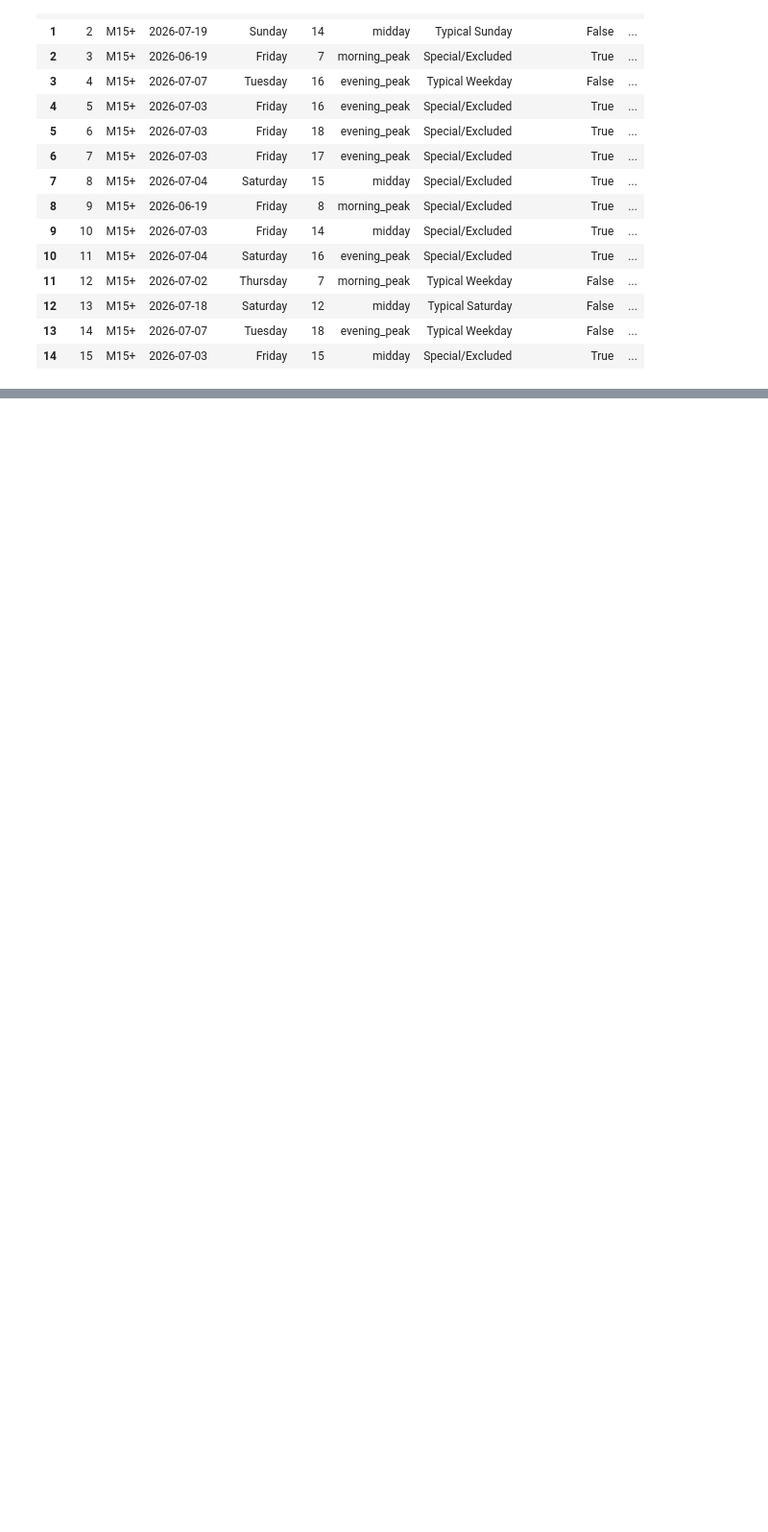
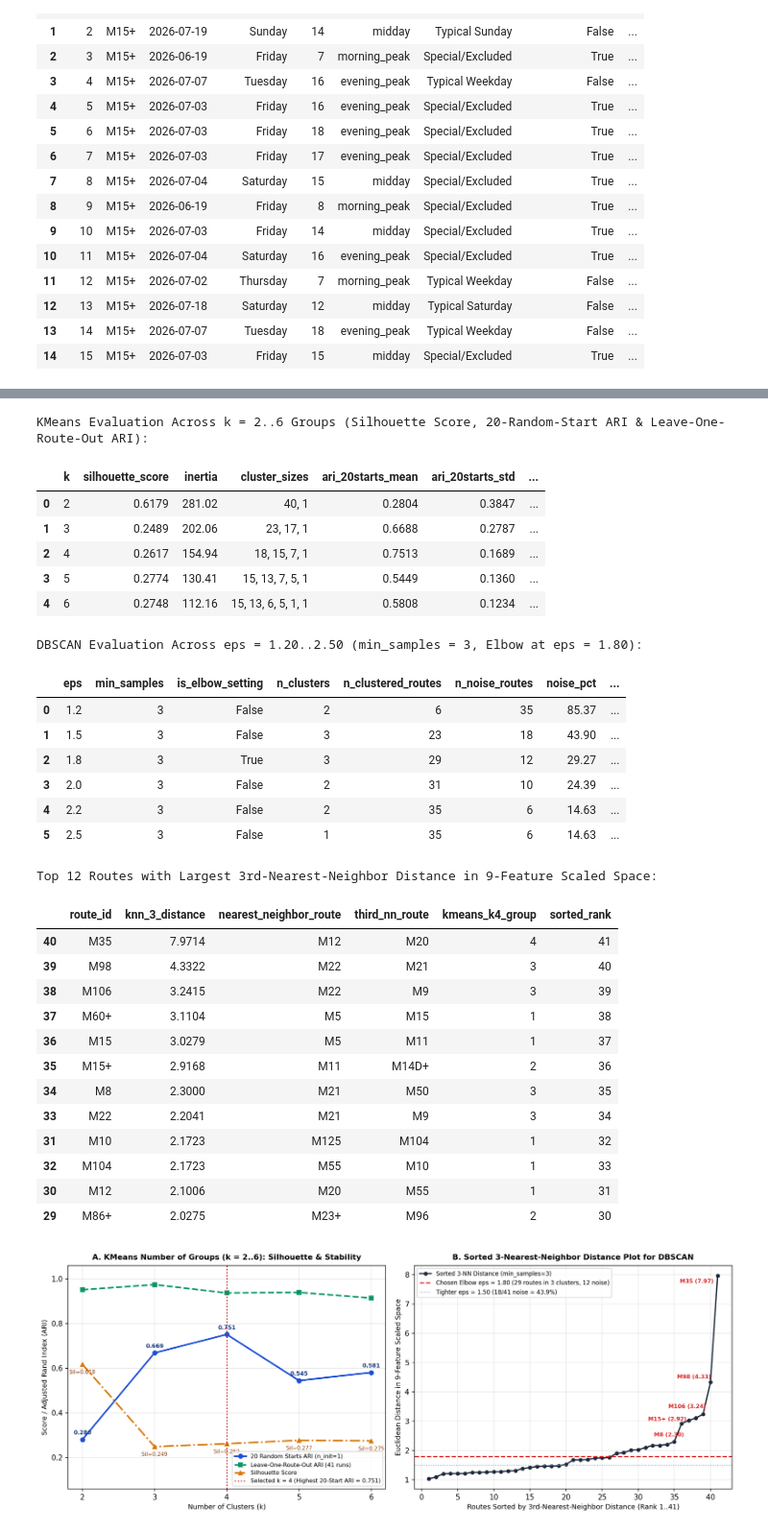
Before and after one commit to springboardmentor441p-coderr/Powered-Public-Transit-Route-Optimization, a Jupyter notebook: notebooks/routeranker.ipynb, the cells around one changed output, grey strips where cells are left out. Shown at 96% size. Drawn from its saved outputs; the diff is of its cells as text; code cells hidden in the pictures; blank space fills up the shorter version.

Commit message:
Add route clustering (M3 Step 4) and refine Step 2/3 evaluations

```diff
--- a/notebooks/routeranker.ipynb
+++ b/notebooks/routeranker.ipynb
@@ -1287,0 +1323,46 @@ Confusion Matrix — Forecast ÷ Trips Bias-Corrected (1.03x Threshold, Beats Ru
+# %%
+ksel_df = pd.read_csv(TAB / "m3_clustering_k_selection.csv")
+dbscan_df = pd.read_csv(TAB / "m3_clustering_dbscan_summary.csv")
+kdist_df = pd.read_csv(TAB / "m3_clustering_k_distance.csv")
+
+print("KMeans Evaluation Across k = 2..6 Groups (Silhouette Score, 20-Random-Start ARI & Leave-One-Route-Out ARI):")
+display(ksel_df)
+
+print("\nDBSCAN Evaluation Across eps = 1.20..2.50 (min_samples = 3, Elbow at eps = 1.80):")
+display(dbscan_df)
+
+print("\nTop 12 Routes with Largest 3rd-Nearest-Neighbor Distance in 9-Feature Scaled Space:")
+display(kdist_df.sort_values("knn_3_distance", ascending=False).head(12))
+
+ipy_display(Image(filename=str(FIG / "m3_clustering_evaluation.png")))
+# %% [output]
+KMeans Evaluation Across k = 2..6 Groups (Silhouette Score, 20-Random-Start ARI & Leave-One-Route-Out ARI):
+|  | k | silhouette_score | inertia | cluster_sizes | ari_20starts_mean | ari_20starts_std | ... |
+| 0 | 2 | 0.6179 | 281.02 | 40, 1 | 0.2804 | 0.3847 | ... |
+| 1 | 3 | 0.2489 | 202.06 | 23, 17, 1 | 0.6688 | 0.2787 | ... |
+| 2 | 4 | 0.2617 | 154.94 | 18, 15, 7, 1 | 0.7513 | 0.1689 | ... |
+| 3 | 5 | 0.2774 | 130.41 | 15, 13, 7, 5, 1 | 0.5449 | 0.1360 | ... |
+| 4 | 6 | 0.2748 | 112.16 | 15, 13, 6, 5, 1, 1 | 0.5808 | 0.1234 | ... |
+DBSCAN Evaluation Across eps = 1.20..2.50 (min_samples = 3, Elbow at eps = 1.80):
+|  | eps | min_samples | is_elbow_setting | n_clusters | n_clustered_routes | n_noise_routes | noise_pct | ... |
+| 0 | 1.2 | 3 | False | 2 | 6 | 35 | 85.37 | ... |
+| 1 | 1.5 | 3 | False | 3 | 23 | 18 | 43.90 | ... |
+| 2 | 1.8 | 3 | True | 3 | 29 | 12 | 29.27 | ... |
+| 3 | 2.0 | 3 | False | 2 | 31 | 10 | 24.39 | ... |
+| 4 | 2.2 | 3 | False | 2 | 35 | 6 | 14.63 | ... |
+| 5 | 2.5 | 3 | False | 1 | 35 | 6 | 14.63 | ... |
+Top 12 Routes with Largest 3rd-Nearest-Neighbor Distance in 9-Feature Scaled Space:
+|  | route_id | knn_3_distance | nearest_neighbor_route | third_nn_route | kmeans_k4_group | sorted_rank |
+| 40 | M35 | 7.9714 | M12 | M20 | 4 | 41 |
+| 39 | M98 | 4.3322 | M22 | M21 | 3 | 40 |
+| 38 | M106 | 3.2415 | M22 | M9 | 3 | 39 |
+| 37 | M60+ | 3.1104 | M5 | M15 | 1 | 38 |
+| 36 | M15 | 3.0279 | M5 | M11 | 1 | 37 |
+| 35 | M15+ | 2.9168 | M11 | M14D+ | 2 | 36 |
+| 34 | M8 | 2.3000 | M21 | M50 | 3 | 35 |
+| 33 | M22 | 2.2041 | M21 | M9 | 3 | 34 |
+| 31 | M10 | 2.1723 | M125 | M104 | 1 | 32 |
+| 32 | M104 | 2.1723 | M55 | M10 | 1 | 33 |
+| 30 | M12 | 2.1006 | M20 | M55 | 1 | 31 |
+| 29 | M86+ | 2.0275 | M23+ | M96 | 2 | 30 |
+[figure, added]
```
Also changed, not shown: parts of 13 cells of this notebook, 20 other files.
